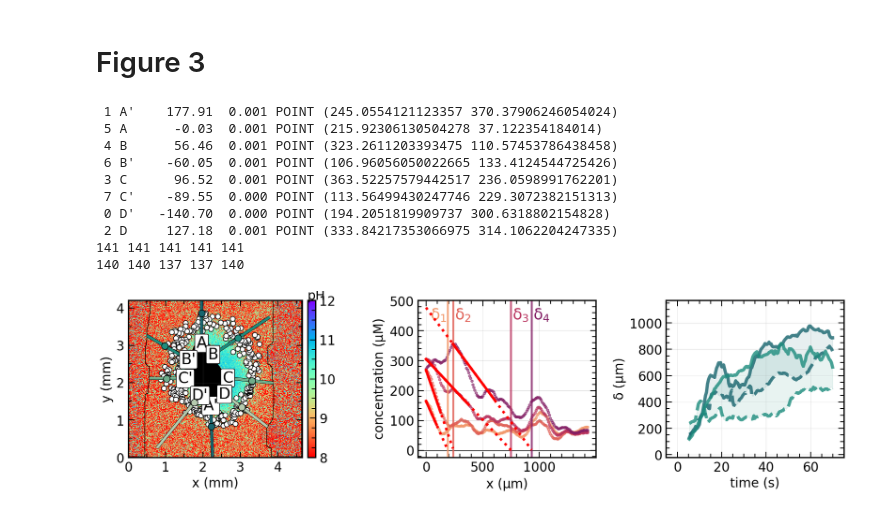
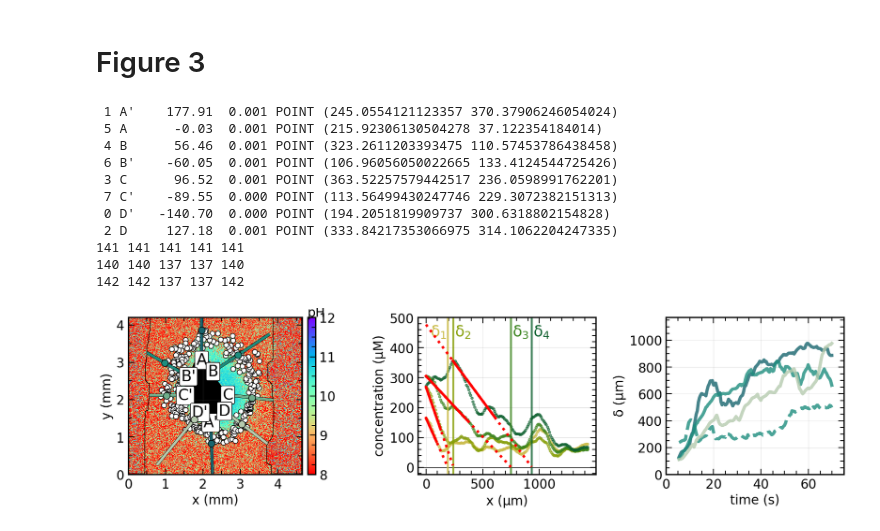
Before and after one commit to js-chemE/paper01, a Jupyter notebook: figure_03.ipynb, the cells around one changed output. Drawn from its saved outputs; the diff is of its cells as text; code cells hidden in the pictures.

```diff
--- a/figure_03.ipynb
+++ b/figure_03.ipynb
@@ -164,7 +164,7 @@ time_data_ray.head()
 # %%
 gs_kw = dict(width_ratios=[3, 2, 2])
 
-fig, axes = plt.subplots(1, 3, figsize=(17.8, 5), gridspec_kw = gs_kw)
+fig, axes = plt.subplots(1, 3, figsize=(17.8, 5), gridspec_kw=gs_kw)
 frame_index = 4
 ray_step = 1
 
@@ -293,8 +293,7 @@ graph_label = [
     r"$t_4$ > $t_3$",
 ]
 bl_labels = [r"$\delta_1$", r"$\delta_2$", r"$\delta_3$", r"$\delta_4$"]
-cmap2 = plt.get_cmap("cmo.matter")  # type:ignore
-colors2 = cmap2(np.linspace(0.25, 0.75, len(indices_time)))
+
 
 # setup
 ax = axes.ravel()[1]
@@ -305,7 +304,8 @@ ax = axes.ravel()[1]
 ax.set_xlabel("x ($\mu$m)")
 ax.set_ylabel("concentration ($\mu$M)")
 ax.axhline(0, color="black", alpha=1, zorder=-10, lw=1)
-# ax.set_xlim(-0.05 * radius_particle_AC * 1e6, radius_particle_AC * 1e6 * 2)
+cmap2 = plt.get_cmap("cmo.speed")  # type:ignore
+colors2 = cmap2(np.linspace(0.25, 0.75, len(indices_time)))
 
 # plotting lines
 count_time = 0
@@ -410,8 +410,8 @@ zero_pulling = rolling_window // 2
 
 # setup
 ax = axes.ravel()[2]
-ax.set_xlim(-5, max_time + 5)
-ax.set_ylim(-20, 1170)
+ax.set_xlim(0, max_time + 5)
+ax.set_ylim(0, 1170)
 # ax.set_ylim(-0.2, 5.2)
 # ax.set_xlim(-5, 155)
 # ax.set_ylim(-0.2, 5.2)
@@ -423,7 +423,7 @@ ax.set_xlabel("time (s)")
 ax.set_ylabel(r"$\delta$ ($\mu$m)")
 
 # plotting
-for letter_membrane in ["A", "B"]:
+for letter_membrane in ["A", "B", "D"]:
     letter_wall = letter_membrane + "'"
     membrane_facing = (
         data_80s.query(
@@ -471,13 +471,13 @@ for letter_membrane in ["A", "B"]:
     print(
         x_membrane.size, y_membrane.size, x_wall.size, y_wall.size, y_wall_interp.size
     )
-    ax.fill_between(
-        x_membrane,
-        y_membrane,
-        y_wall_interp,
-        color=colors[numerator_list.index(letter_membrane)],
-        alpha=0.1,
-    )
+    #ax.fill_between(
+    #    x_membrane,
+    #    y_membrane,
+    #    y_wall_interp,
+    #    color=colors[numerator_list.index(letter_membrane)],
+    #    alpha=0.1,
+    #)
     ax.plot(
         x_membrane,
         y_membrane,
@@ -486,13 +486,14 @@ for letter_membrane in ["A", "B"]:
         alpha=0.8,
         label=letter_membrane,
     )
-    ax.plot(
-        x_wall,
-        y_wall,
-        color=colors[numerator_list.index(letter_membrane)],
-        ls="--",
-        alpha=0.8,
-    )
+    if letter_membrane == "B":
+        ax.plot(
+            x_wall,
+            y_wall,
+            color=colors[numerator_list.index(letter_membrane)],
+            ls="--",
+            alpha=0.8,
+        )
 
 
 """
@@ -515,32 +516,33 @@ for numerator in chosen_numerator:
                 np.array(ray_data["distance"]),
                 np.zeros(zero_pulling, dtype="int"),
                 np.zeros(zero_pulling),
             ),
             rolling_window,
         )
         * 1e6
     )
     if "'" in numerator_list[i_numerator]:
         ls = ":"
     else:
         ls = "-"
     ax.plot(
         ray_data.time, delta_rolled[zero_pulling:], color=colors[i_numerator], ls=ls
     )
 """
 
 plt.tight_layout()
-fig.savefig(os.path.join(figures_folder, "figure03.png"), dpi=200)
+fig.savefig(os.path.join(figures_folder, "figure03.pdf"), dpi=200)
 plt.show()
 # %% [output]
  1 A'    177.91  0.001 POINT (245.0554121123357 370.37906246054024)
  5 A      -0.03  0.001 POINT (215.92306130504278 37.122354184014)
  4 B      56.46  0.001 POINT (323.2611203393475 110.57453786438458)
  6 B'    -60.05  0.001 POINT (106.96056050022665 133.4124544725426)
  3 C      96.52  0.001 POINT (363.52257579442517 236.0598991762201)
  7 C'    -89.55  0.000 POINT (113.56499430247746 229.3072382151313)
  0 D'   -140.70  0.000 POINT (194.2051819909737 300.6318802154828)
  2 D     127.18  0.001 POINT (333.84217353066975 314.1062204247335)
 141 141 141 141 141
 140 140 137 137 140
+142 142 137 137 142
-[figure, old version]
+[figure, new version]
```
Also changed, not shown: parts of 1 cell of this notebook, 11 other files.
